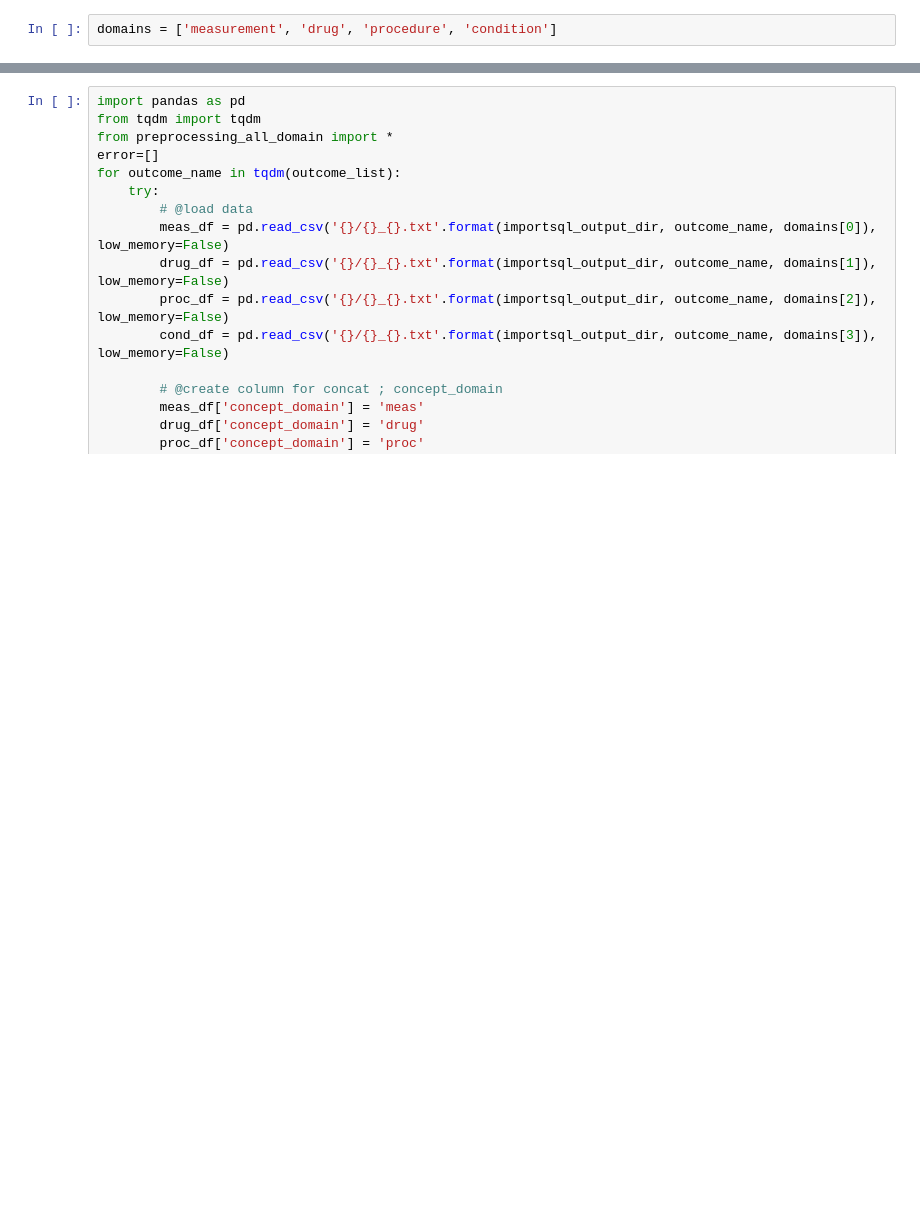
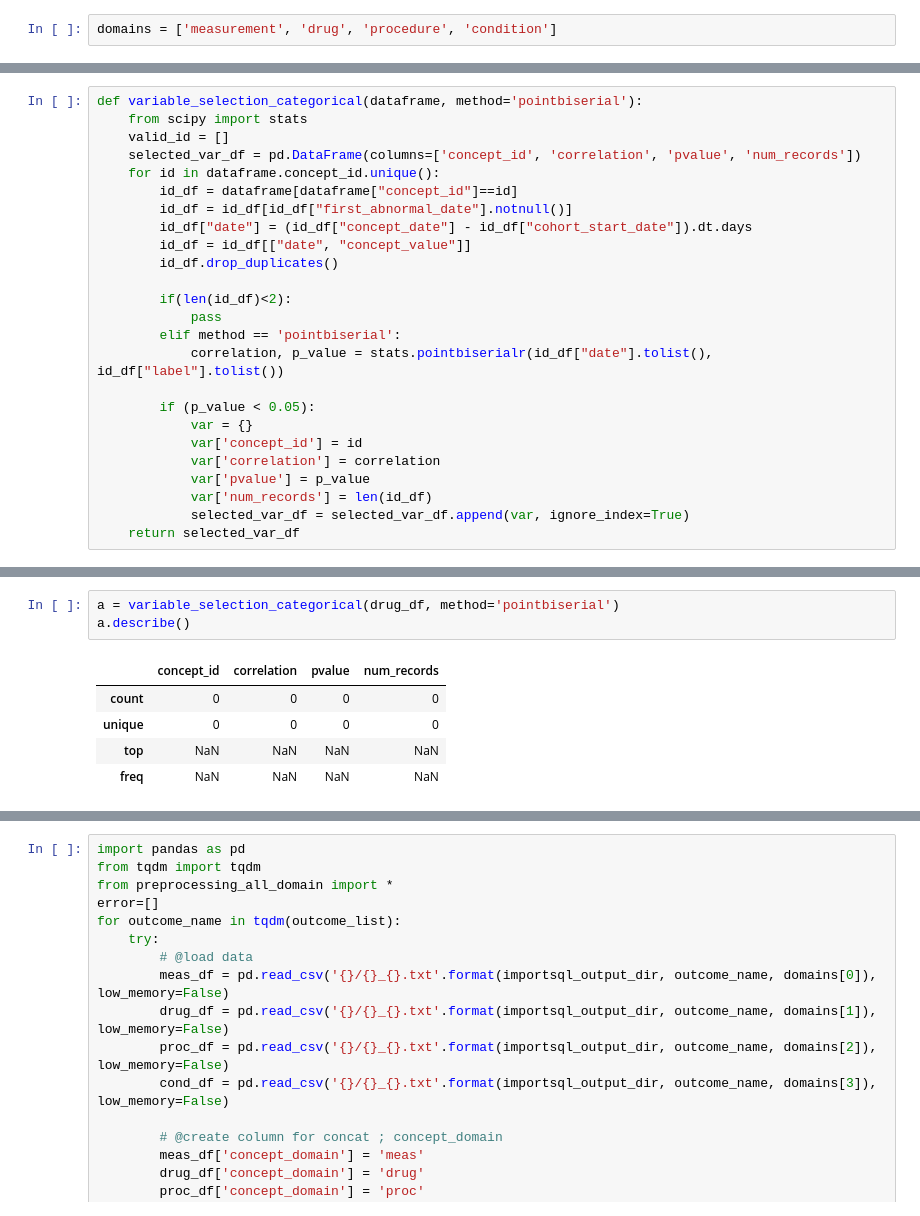
Before and after one commit to memy85/MOA-CDM_AI, a Jupyter notebook: 1_preprocessing_all_domain/0_preprocessing_all_domain.ipynb, the cells around one changed output, grey strips where cells are left out. Drawn from its saved outputs; the diff is of its cells as text; blank space fills up the shorter version.

```diff
--- a/1_preprocessing_all_domain/0_preprocessing_all_domain.ipynb
+++ b/1_preprocessing_all_domain/0_preprocessing_all_domain.ipynb
@@ -25,0 +235,25 @@ outcome_list = data.splitlines()
+# %%
+def variable_selection_categorical(dataframe, method='pointbiserial'):
+    from scipy import stats
+    valid_id = []
+    selected_var_df = pd.DataFrame(columns=['concept_id', 'correlation', 'pvalue', 'num_records'])
+    for id in dataframe.concept_id.unique():
+        id_df = dataframe[dataframe["concept_id"]==id]
+        id_df = id_df[id_df["first_abnormal_date"].notnull()]
+        id_df["date"] = (id_df["concept_date"] - id_df["cohort_start_date"]).dt.days
+        id_df = id_df[["date", "concept_value"]]
+        id_df.drop_duplicates()
+
+        if(len(id_df)<2):
+            pass
+        elif method == 'pointbiserial':
+            correlation, p_value = stats.pointbiserialr(id_df["date"].tolist(), id_df["label"].tolist())
+
+        if (p_value < 0.05):
+            var = {}
+            var['concept_id'] = id
+            var['correlation'] = correlation
+            var['pvalue'] = p_value
+            var['num_records'] = len(id_df)
+            selected_var_df = selected_var_df.append(var, ignore_index=True)
+    return selected_var_df
@@ -25,0 +278,9 @@ outcome_list = data.splitlines()
+# %%
+a = variable_selection_categorical(drug_df, method='pointbiserial')
+a.describe()
+# %% [output]
+|  | concept_id | correlation | pvalue | num_records |
+| count | 0 | 0 | 0 | 0 |
+| unique | 0 | 0 | 0 | 0 |
+| top | NaN | NaN | NaN | NaN |
+| freq | NaN | NaN | NaN | NaN |
```
Also changed, not shown: parts of 18 cells of this notebook, 7 other files.
